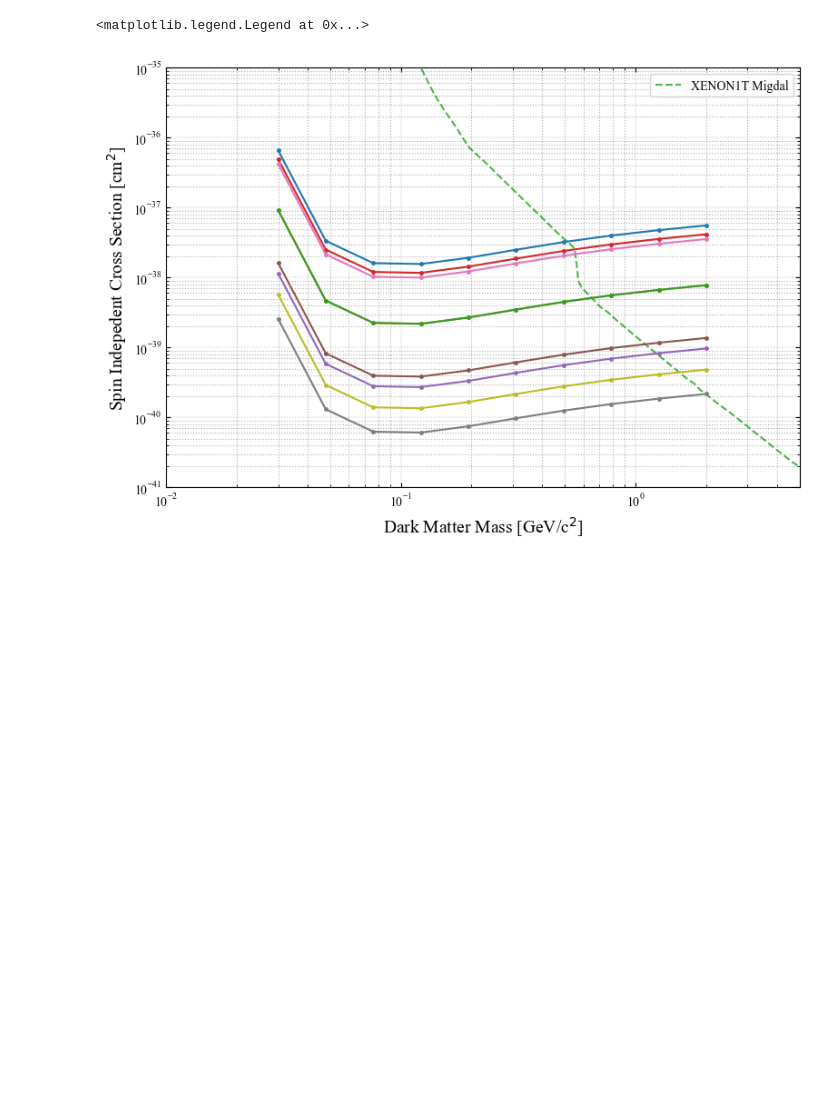
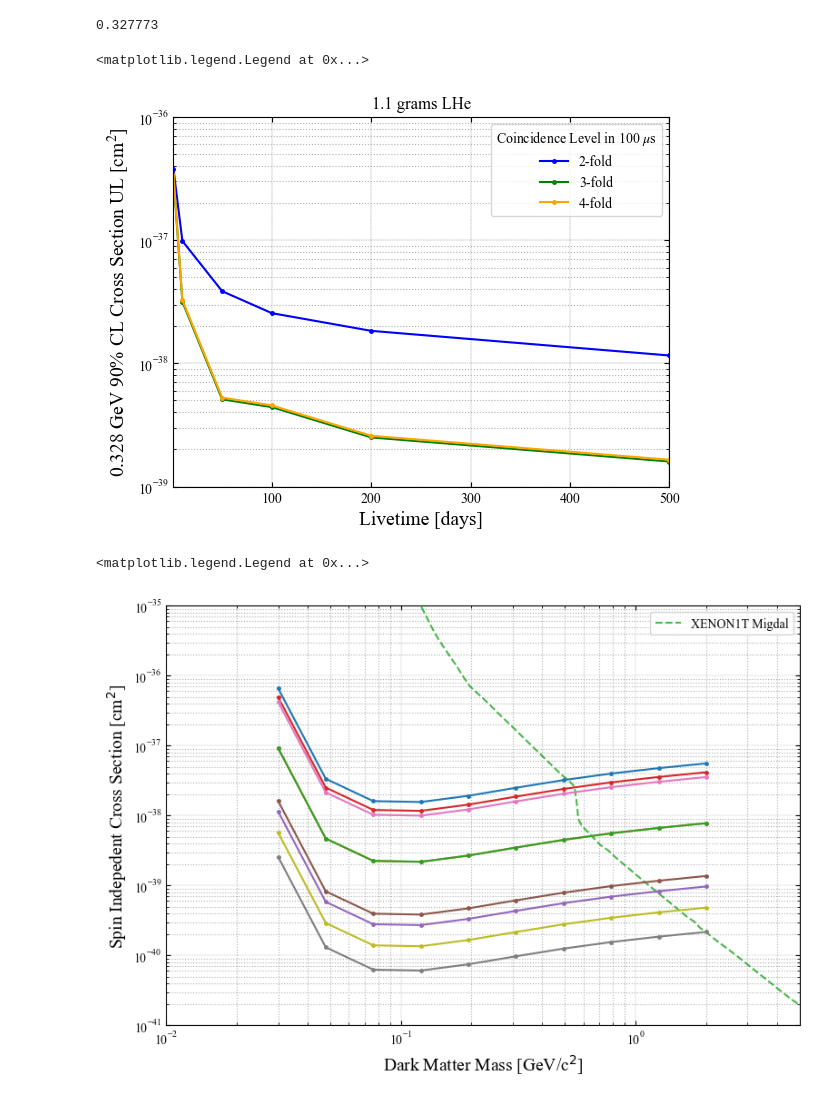
Before and after one commit to spice-herald/DarkLim, a Jupyter notebook: examples/plot_fc_scan_results.ipynb, the cells around one changed output. Cells and saved outputs as stored; diff of their text form; code cells hidden in the pictures; blank space fills up the shorter version.

```diff
--- a/examples/plot_fc_scan_results.ipynb
+++ b/examples/plot_fc_scan_results.ipynb
@@ -160,3 +172,44 @@ for j,n in enumerate(coinc):
+# %%
+
+# for fixed DM mass, plot limit vs runtime for each coinc level
+m = 0.3 # GeV
+m_idx, m = find_nearest(data['0_0'][:,0], m)
+print(m)
+
+fig, ax = plt.subplots()
+
+leg_hands = []
+for j,n in enumerate(coinc):
+
+    sigs = np.zeros(len(times))
+    for i,t in enumerate(times):
+        sigs[i] = data['{:d}_{:d}'.format(i,j)][m_idx,1]
+
+    #lab = '{:d}-fold coinc in {:0.0f} $\mu$s'.format(n,window/1e-6)
+    lab = '{:d}-fold'.format(n)
+    lh, = plt.plot(times,sigs, marker='.',ms=5,label=lab,color=colors[j])
+    leg_hands.append(lh)
+
+ax.set_title('{:0.1f} grams LHe'.format(mass_det*1e3))
+ax.set_yscale('log')
+#ax.set_xscale('log')
+
+ax.set_ylim(1e-39, 1e-36)
+ax.set_xlim(times[0],times[-1])
+ax.set_xlabel("Livetime [days]", fontsize=14)
+ax.set_ylabel(r'{:0.3f} GeV 90% CL Cross Section UL [cm$^2$]'.format(m), fontsize=14)
+
+ax.grid(lw=0.3,ls='--',color='grey')
+ax.grid(which="minor", linestyle='dotted')
+ax.tick_params(which="both", direction="in", right=True, top=True)
+
+ax.legend(handles=leg_hands,loc='upper right',frameon=True,ncol=1,title='Coincidence Level in {:0.0f} $\mu$s'.format(window/1e-6)) #bbox_to_anchor=(0.5, 1.05)
+
+#bbox_extra_artists=(lgd,text)
+# %% [output]
+0.327773
+<matplotlib.legend.Legend at 0x...>
+[figure, added]
 # %%
 
 fig, ax = plt.subplots(figsize=(9, 6))
```
Also changed, not shown: parts of 4 cells of this notebook, 4 other files.
